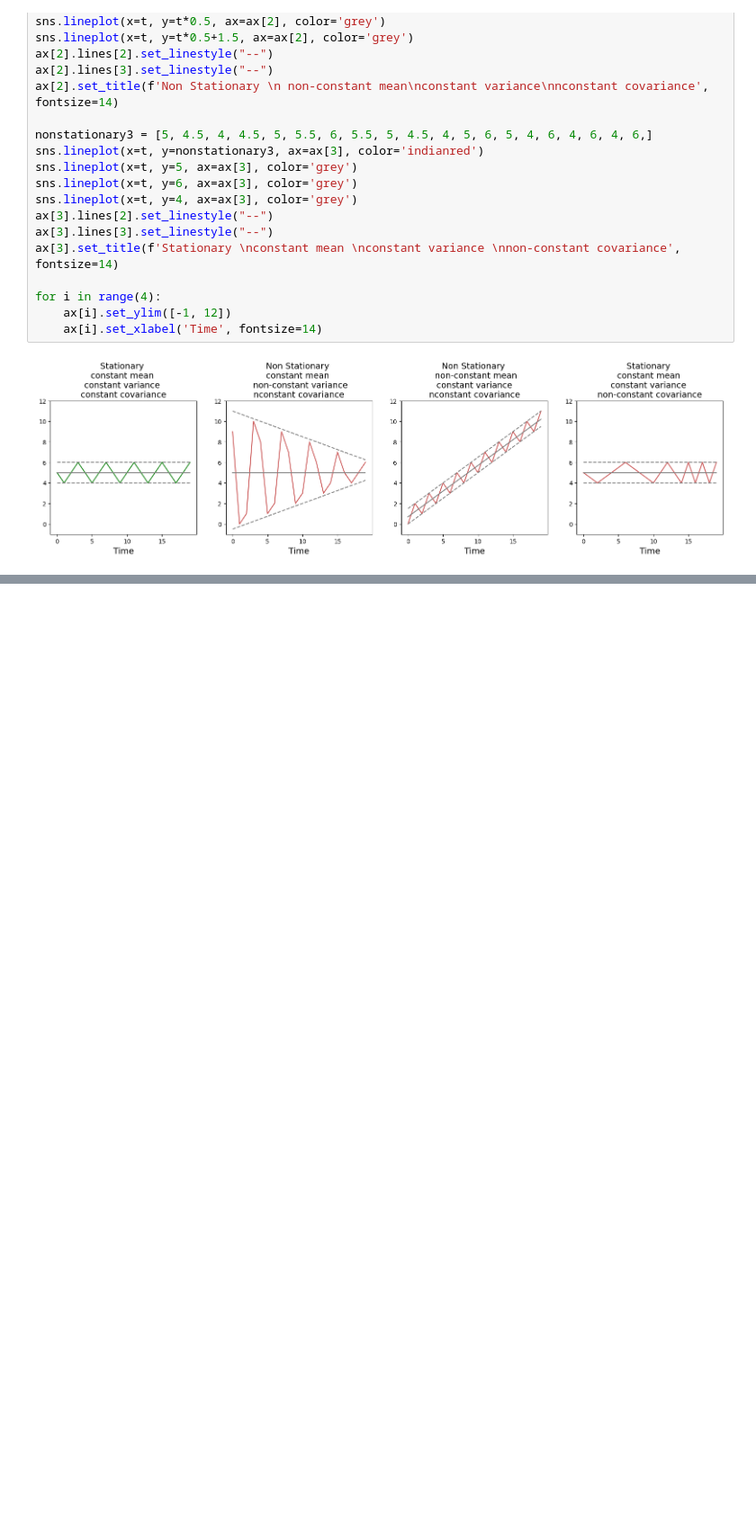
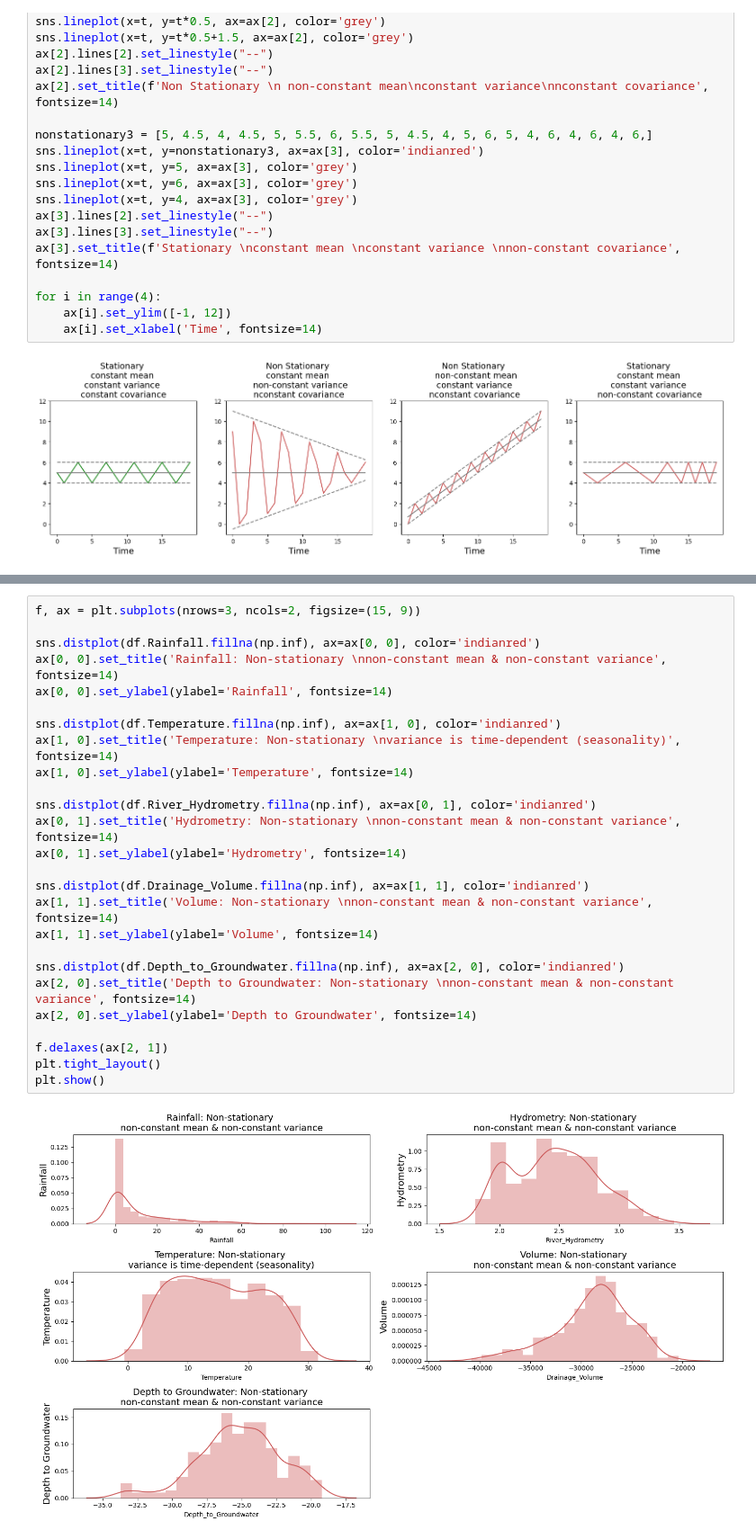
Before and after one commit to sulaiman-shamasna/Introduction-to-Time-series-Forecasting, a Jupyter notebook: notebook_one.ipynb, the cells around one changed output, grey strips where cells are left out. Shown at 90% size. Saved outputs shown, nothing was run; the diff lists cells and outputs as text; blank space fills up the shorter version.

```diff
--- a/notebook_one.ipynb
+++ b/notebook_one.ipynb
@@ -360,0 +455,28 @@ for i in range(4):
+# %%
+f, ax = plt.subplots(nrows=3, ncols=2, figsize=(15, 9))
+
+sns.distplot(df.Rainfall.fillna(np.inf), ax=ax[0, 0], color='indianred')
+ax[0, 0].set_title('Rainfall: Non-stationary \nnon-constant mean & non-constant variance', fontsize=14)
+ax[0, 0].set_ylabel(ylabel='Rainfall', fontsize=14)
+
+sns.distplot(df.Temperature.fillna(np.inf), ax=ax[1, 0], color='indianred')
+ax[1, 0].set_title('Temperature: Non-stationary \nvariance is time-dependent (seasonality)', fontsize=14)
+ax[1, 0].set_ylabel(ylabel='Temperature', fontsize=14)
+
+sns.distplot(df.River_Hydrometry.fillna(np.inf), ax=ax[0, 1], color='indianred')
+ax[0, 1].set_title('Hydrometry: Non-stationary \nnon-constant mean & non-constant variance', fontsize=14)
+ax[0, 1].set_ylabel(ylabel='Hydrometry', fontsize=14)
+
+sns.distplot(df.Drainage_Volume.fillna(np.inf), ax=ax[1, 1], color='indianred')
+ax[1, 1].set_title('Volume: Non-stationary \nnon-constant mean & non-constant variance', fontsize=14)
+ax[1, 1].set_ylabel(ylabel='Volume', fontsize=14)
+
+sns.distplot(df.Depth_to_Groundwater.fillna(np.inf), ax=ax[2, 0], color='indianred')
+ax[2, 0].set_title('Depth to Groundwater: Non-stationary \nnon-constant mean & non-constant variance', fontsize=14)
+ax[2, 0].set_ylabel(ylabel='Depth to Groundwater', fontsize=14)
+
+f.delaxes(ax[2, 1])
+plt.tight_layout()
+plt.show()
+# %% [output]
+[figure, added]
```
Also changed, not shown: parts of 3 cells of this notebook.
